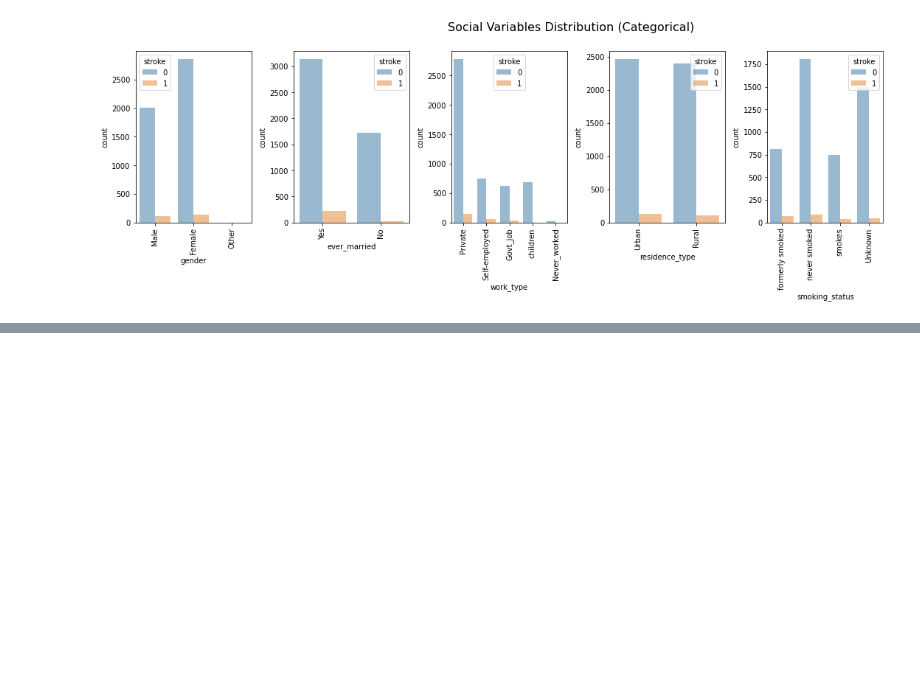
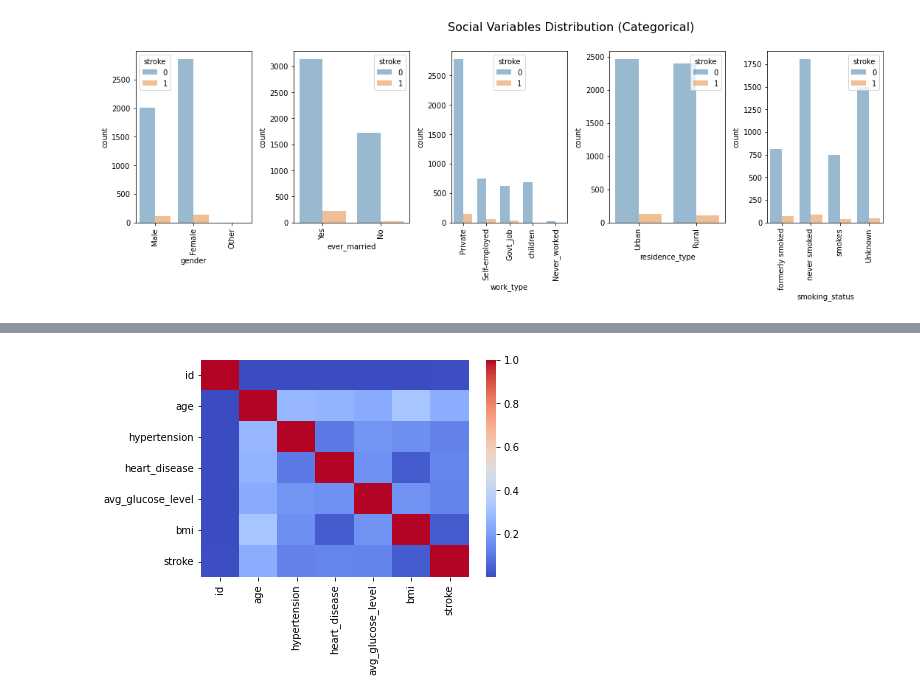
Before and after one commit to meng-86/Project-4, a Jupyter notebook: Data/Statistical Analysis/Exploratory Data Analysis.ipynb, the cells around one changed output, grey strips where cells are left out. Saved outputs shown, nothing was run; the diff lists cells and outputs as text; code cells hidden in the pictures; blank space fills up the shorter version.

```diff
--- a/Data/Exploratory Data Analysis.ipynb
+++ b/Data/Statistical Analysis/Exploratory Data Analysis.ipynb
@@ -88,0 +111,5 @@ for col,k in zip(social_variables,np.arange(1,len(social_variables)+1)):
+# %%
+sns.heatmap(abs(df.corr()), cmap="coolwarm")
+plt.savefig('pearsons.png', bbox_inches='tight')
+# %% [output]
+[figure, added]
```
Also changed, not shown: parts of 3 cells of this notebook, 6 other files.
